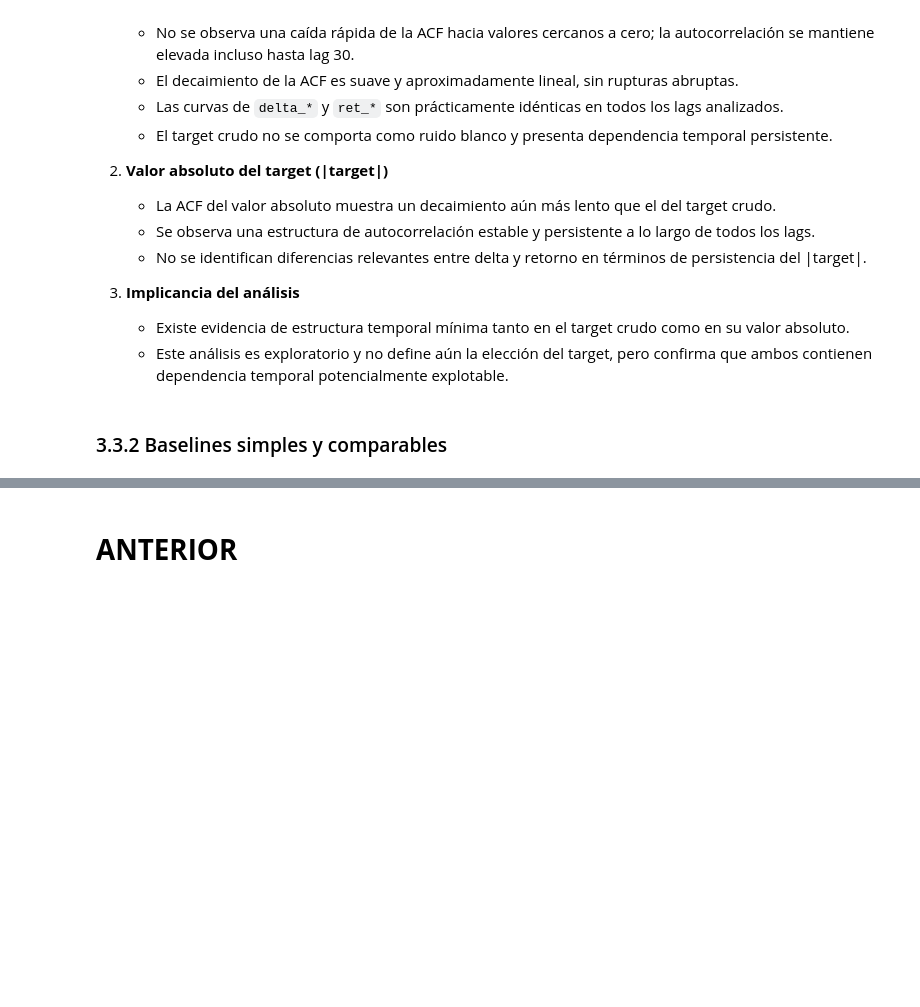
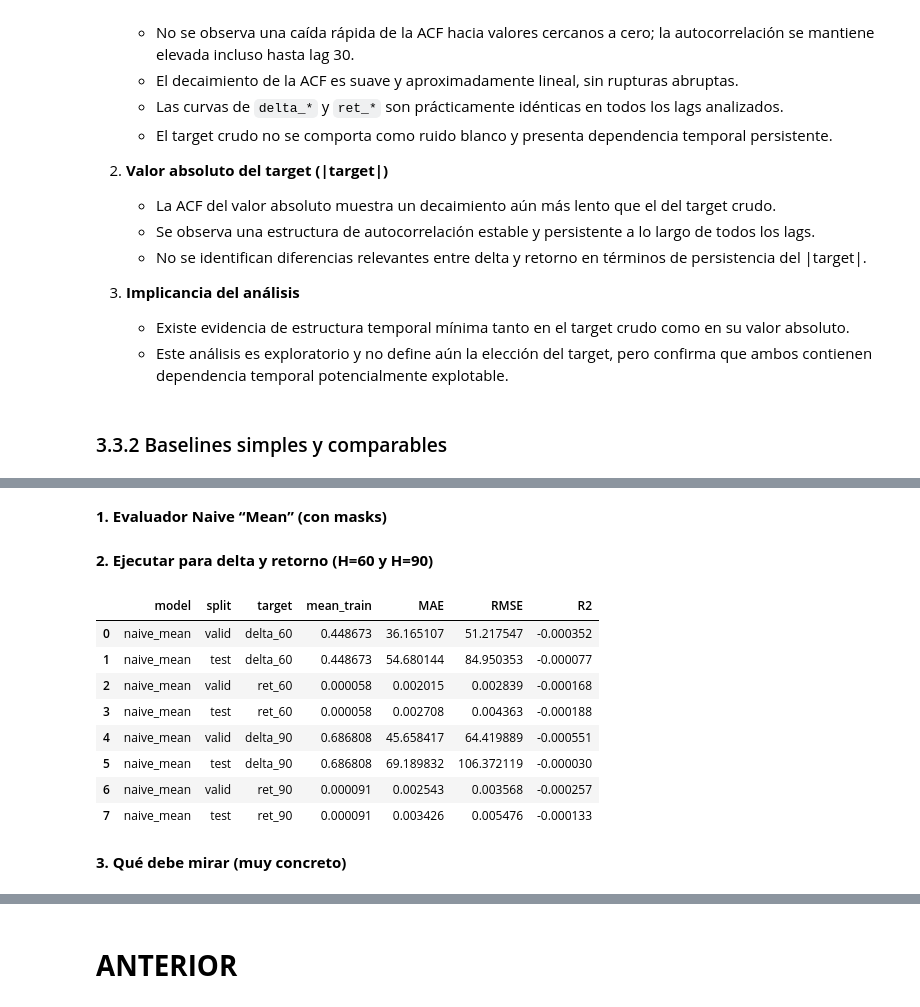
Before and after one commit to GUNAPILLCO/neural_profit, a Jupyter notebook: notebooks/stage_03_target_definition/stage_03a_target_investigation.ipynb, the cells around one changed output, grey strips where cells are left out. Cells and saved outputs as stored; diff of their text form; code cells hidden in the pictures; blank space fills up the shorter version.

```diff
--- a/notebooks/stage_03_target_definition/stage_03a_target_investigation.ipynb
+++ b/notebooks/stage_03_target_definition/stage_03a_target_investigation.ipynb
@@ -1845,0 +1911,2 @@ Esto no decide el target, solo confirma si hay estructura temporal mínima.
+# %%
+train_m, valid_m, test_m = temporal_split_indices(mnq_intraday_targets)
@@ -1845,0 +1919,14 @@ Esto no decide el target, solo confirma si hay estructura temporal mínima.
+# %%
+def compute_basic_metrics(y_true: np.ndarray, y_pred: np.ndarray) -> dict:
+    y_true = np.asarray(y_true, dtype=float)
+    y_pred = np.asarray(y_pred, dtype=float)
+
+    err = y_pred - y_true
+    mae = float(np.mean(np.abs(err)))
+    rmse = float(np.sqrt(np.mean(err**2)))
+
+    sse = float(np.sum((y_true - y_pred)**2))
+    sst = float(np.sum((y_true - np.mean(y_true))**2))
+    r2 = float(1.0 - sse / sst) if sst > 0 else np.nan
+
+    return {"MAE": mae, "RMSE": rmse, "R2": r2}
@@ -1845,0 +2057,2 @@ Esto no decide el target, solo confirma si hay estructura temporal mínima.
+# %% [markdown]
+**1. Evaluador Naive “Mean” (con masks)**
@@ -1845,0 +2100,47 @@ Esto no decide el target, solo confirma si hay estructura temporal mínima.
+# %% [markdown]
+**2. Ejecutar para delta y retorno (H=60 y H=90)**
+# %%
+res_mean = pd.concat([
+    eval_naive_mean_masks(
+        mnq_intraday_targets,
+        target_col="delta_60",
+        train_mask=train_m,
+        valid_mask=valid_m,
+        test_mask=test_m,
+    ),
+    eval_naive_mean_masks(
+        mnq_intraday_targets,
+        target_col="ret_60",
+        train_mask=train_m,
+        valid_mask=valid_m,
+        test_mask=test_m,
+    ),
+    eval_naive_mean_masks(
+        mnq_intraday_targets,
+        target_col="delta_90",
+        train_mask=train_m,
+        valid_mask=valid_m,
+        test_mask=test_m,
+    ),
+    eval_naive_mean_masks(
+        mnq_intraday_targets,
+        target_col="ret_90",
+        train_mask=train_m,
+        valid_mask=valid_m,
+        test_mask=test_m,
+    ),
+], ignore_index=True)
+
+display(res_mean)
+# %% [output]
+|  | model | split | target | mean_train | MAE | RMSE | R2 |
+| 0 | naive_mean | valid | delta_60 | 0.448673 | 36.165107 | 51.217547 | -0.000352 |
+| 1 | naive_mean | test | delta_60 | 0.448673 | 54.680144 | 84.950353 | -0.000077 |
+| 2 | naive_mean | valid | ret_60 | 0.000058 | 0.002015 | 0.002839 | -0.000168 |
+| 3 | naive_mean | test | ret_60 | 0.000058 | 0.002708 | 0.004363 | -0.000188 |
+| 4 | naive_mean | valid | delta_90 | 0.686808 | 45.658417 | 64.419889 | -0.000551 |
+| 5 | naive_mean | test | delta_90 | 0.686808 | 69.189832 | 106.372119 | -0.000030 |
+| 6 | naive_mean | valid | ret_90 | 0.000091 | 0.002543 | 0.003568 | -0.000257 |
+| 7 | naive_mean | test | ret_90 | 0.000091 | 0.003426 | 0.005476 | -0.000133 |
+# %% [markdown]
+**3. Qué debe mirar (muy concreto)**
```
Also changed, not shown: parts of 68 cells of this notebook.
